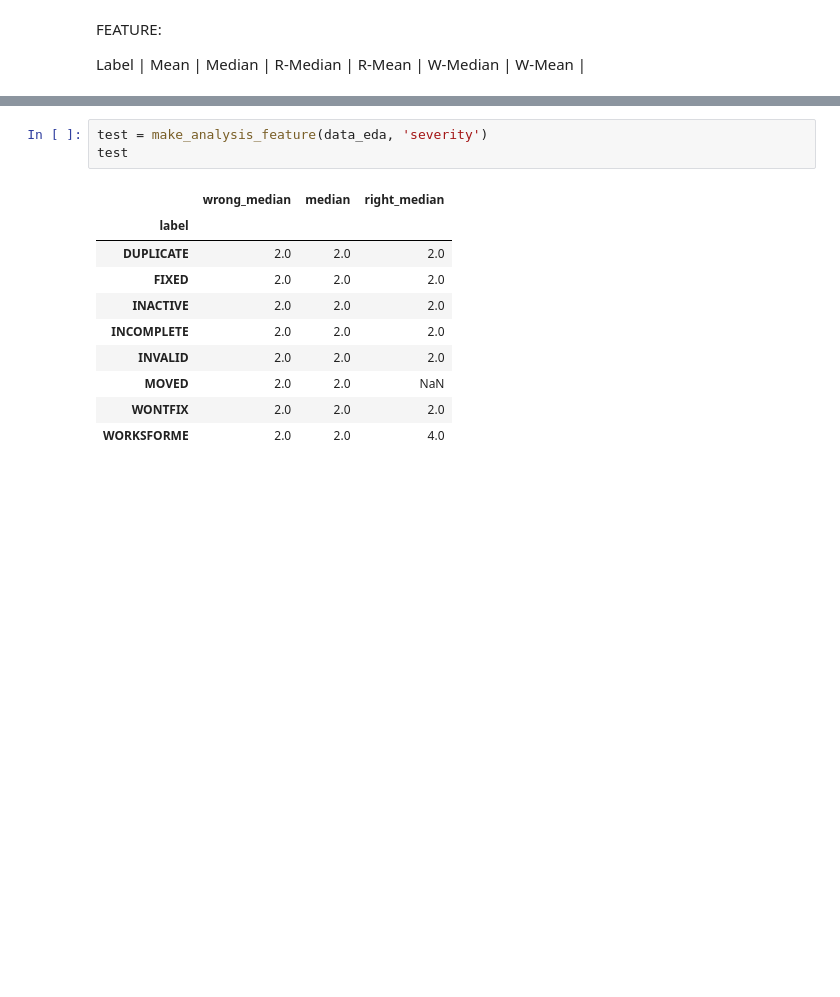
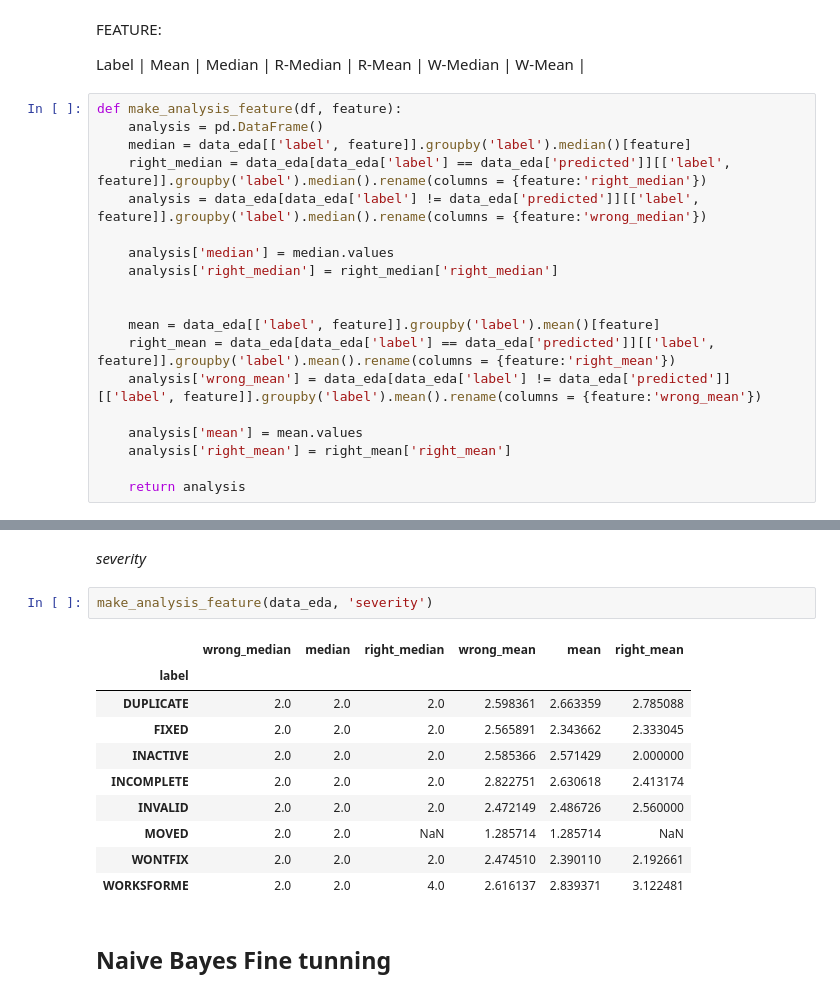
Before and after one commit to manoelf/master-research-bugreport, a Jupyter notebook: notebook/bug-report-investigatin-bugzilla.ipynb, the cells around one changed output, grey strips where cells are left out. Drawn from its saved outputs; the diff is of its cells as text; blank space fills up the shorter version.

Commit message:
fine tune naive bayes

```diff
--- a/notebook/bug-report-investigatin-bugzilla.ipynb
+++ b/notebook/bug-report-investigatin-bugzilla.ipynb
@@ -565,4 +565,23 @@ df['total_users_commenting'].plot(kind='bar', ax=ax, alpha=0.7)
 FEATURE:
 
 Label  | Mean | Median | R-Median | R-Mean | W-Median | W-Mean |
+# %%
+def make_analysis_feature(df, feature):
+    analysis = pd.DataFrame()
+    median = data_eda[['label', feature]].groupby('label').median()[feature]
+    right_median = data_eda[data_eda['label'] == data_eda['predicted']][['label', feature]].groupby('label').median().rename(columns = {feature:'right_median'})
+    analysis = data_eda[data_eda['label'] != data_eda['predicted']][['label', feature]].groupby('label').median().rename(columns = {feature:'wrong_median'})
+
+    analysis['median'] = median.values
+    analysis['right_median'] = right_median['right_median']
+
+
+    mean = data_eda[['label', feature]].groupby('label').mean()[feature]
+    right_mean = data_eda[data_eda['label'] == data_eda['predicted']][['label', feature]].groupby('label').mean().rename(columns = {feature:'right_mean'})
+    analysis['wrong_mean'] = data_eda[data_eda['label'] != data_eda['predicted']][['label', feature]].groupby('label').mean().rename(columns = {feature:'wrong_mean'})
+
+    analysis['mean'] = mean.values
+    analysis['right_mean'] = right_mean['right_mean']
+
+    return analysis
 # %%
@@ -579,14 +736,17 @@ def make_analysis_feature(df, feature):
+# %% [markdown]
+_severity_
 # %%
-test = make_analysis_feature(data_eda, 'severity')
-test
+make_analysis_feature(data_eda, 'severity')
 # %% [output]
-|  | wrong_median | median | right_median |
-| label |  |  |  |
-| DUPLICATE | 2.0 | 2.0 | 2.0 |
-| FIXED | 2.0 | 2.0 | 2.0 |
-| INACTIVE | 2.0 | 2.0 | 2.0 |
-| INCOMPLETE | 2.0 | 2.0 | 2.0 |
-| INVALID | 2.0 | 2.0 | 2.0 |
-| MOVED | 2.0 | 2.0 | NaN |
-| WONTFIX | 2.0 | 2.0 | 2.0 |
-| WORKSFORME | 2.0 | 2.0 | 4.0 |
+|  | wrong_median | median | right_median | wrong_mean | mean | right_mean |
+| label |  |  |  |  |  |  |
+| DUPLICATE | 2.0 | 2.0 | 2.0 | 2.598361 | 2.663359 | 2.785088 |
+| FIXED | 2.0 | 2.0 | 2.0 | 2.565891 | 2.343662 | 2.333045 |
+| INACTIVE | 2.0 | 2.0 | 2.0 | 2.585366 | 2.571429 | 2.000000 |
+| INCOMPLETE | 2.0 | 2.0 | 2.0 | 2.822751 | 2.630618 | 2.413174 |
+| INVALID | 2.0 | 2.0 | 2.0 | 2.472149 | 2.486726 | 2.560000 |
+| MOVED | 2.0 | 2.0 | NaN | 1.285714 | 1.285714 | NaN |
+| WONTFIX | 2.0 | 2.0 | 2.0 | 2.474510 | 2.390110 | 2.192661 |
+| WORKSFORME | 2.0 | 2.0 | 4.0 | 2.616137 | 2.839371 | 3.122481 |
+# %% [markdown]
+## Naive Bayes Fine tunning
```
Also changed, not shown: parts of 20 cells of this notebook.
